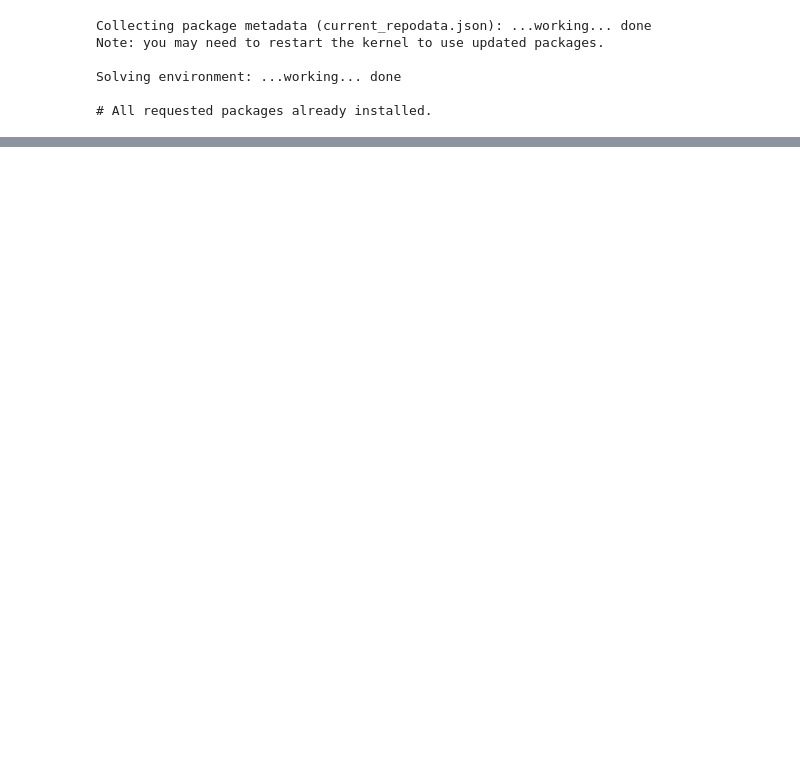
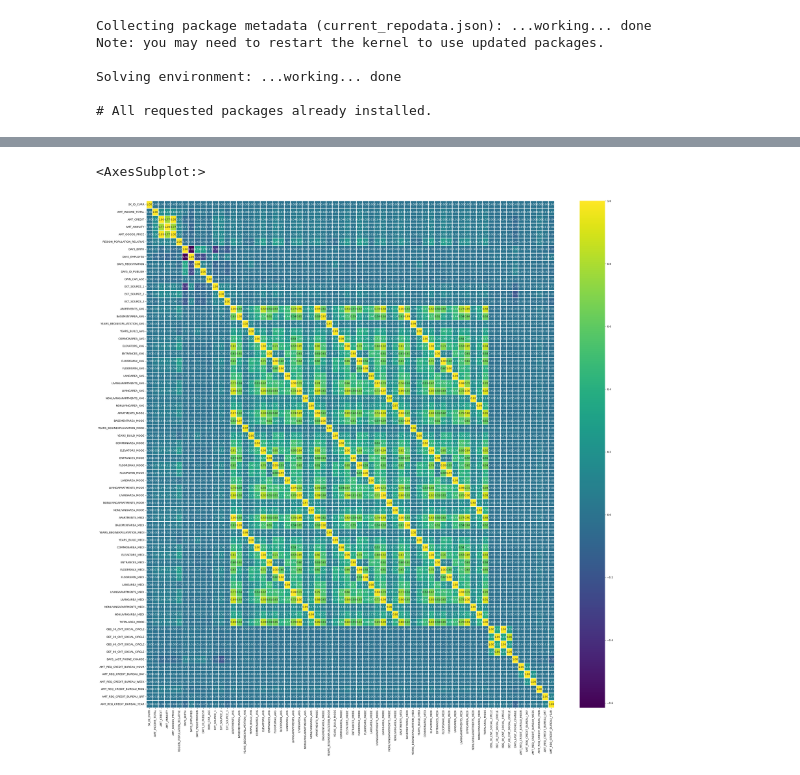
Before and after one commit to juliengan/Home-Credit-Risk-Classification, a Jupyter notebook: notebooks/04_Visualize.ipynb, the cells around one changed output, grey strips where cells are left out. Drawn from its saved outputs; the diff is of its cells as text; code cells hidden in the pictures; blank space fills up the shorter version.

```diff
--- a/notebooks/04_Visualize.ipynb
+++ b/notebooks/04_Visualize.ipynb
@@ -48,0 +55,24 @@ https://scikit-learn.org/stable/model_persistence.html#security-maintainability-
+# %%
+df = pd.read_csv("../data/processed/application_train.csv")
+raw = pd.read_csv("../data/raw/application_train.csv")
+
+fig, ax= plt.subplots(figsize = (35,35))
+sns.heatmap(df[["SK_ID_CURR","AMT_INCOME_TOTAL","AMT_CREDIT",
+"AMT_ANNUITY","AMT_GOODS_PRICE","REGION_POPULATION_RELATIVE","DAYS_BIRTH",
+"DAYS_EMPLOYED","DAYS_REGISTRATION","DAYS_ID_PUBLISH","OWN_CAR_AGE",
+"EXT_SOURCE_1","EXT_SOURCE_2","EXT_SOURCE_3","APARTMENTS_AVG","BASEMENTAREA_AVG",
+"YEARS_BEGINEXPLUATATION_AVG","YEARS_BUILD_AVG","COMMONAREA_AVG","ELEVATORS_AVG"
+,"ENTRANCES_AVG","FLOORSMAX_AVG","FLOORSMIN_AVG","LANDAREA_AVG","LIVINGAPARTMENTS_AVG",
+"LIVINGAREA_AVG","NONLIVINGAPARTMENTS_AVG","NONLIVINGAREA_AVG","APARTMENTS_MODE",
+"BASEMENTAREA_MODE","YEARS_BEGINEXPLUATATION_MODE","YEARS_BUILD_MODE","COMMONAREA_MODE","ELEVATORS_MODE","ENTRANCES_MODE","FLOORSMAX_MODE","FLOORSMIN_MODE","LANDAREA_MODE",
+"LIVINGAPARTMENTS_MODE","LIVINGAREA_MODE","NONLIVINGAPARTMENTS_MODE","NONLIVINGAREA_MODE",
+"APARTMENTS_MEDI","BASEMENTAREA_MEDI","YEARS_BEGINEXPLUATATION_MEDI","YEARS_BUILD_MEDI",
+"COMMONAREA_MEDI","ELEVATORS_MEDI","ENTRANCES_MEDI","FLOORSMAX_MEDI","FLOORSMIN_MEDI","LANDAREA_MEDI",
+"LIVINGAPARTMENTS_MEDI","LIVINGAREA_MEDI","NONLIVINGAPARTMENTS_MEDI","NONLIVINGAREA_MEDI","TOTALAREA_MODE",
+"OBS_30_CNT_SOCIAL_CIRCLE","DEF_30_CNT_SOCIAL_CIRCLE","OBS_60_CNT_SOCIAL_CIRCLE",
+"DEF_60_CNT_SOCIAL_CIRCLE","DAYS_LAST_PHONE_CHANGE","AMT_REQ_CREDIT_BUREAU_HOUR",
+"AMT_REQ_CREDIT_BUREAU_DAY","AMT_REQ_CREDIT_BUREAU_WEEK","AMT_REQ_CREDIT_BUREAU_MON",
+"AMT_REQ_CREDIT_BUREAU_QRT","AMT_REQ_CREDIT_BUREAU_YEAR"]].corr(),cmap="viridis", annot = True, fmt = ".2f", linewidths=1, ax=ax)
+# %% [output]
+<AxesSubplot:>
+[figure, added]
```
Also changed, not shown: parts of 4 cells of this notebook, 3 other files.
